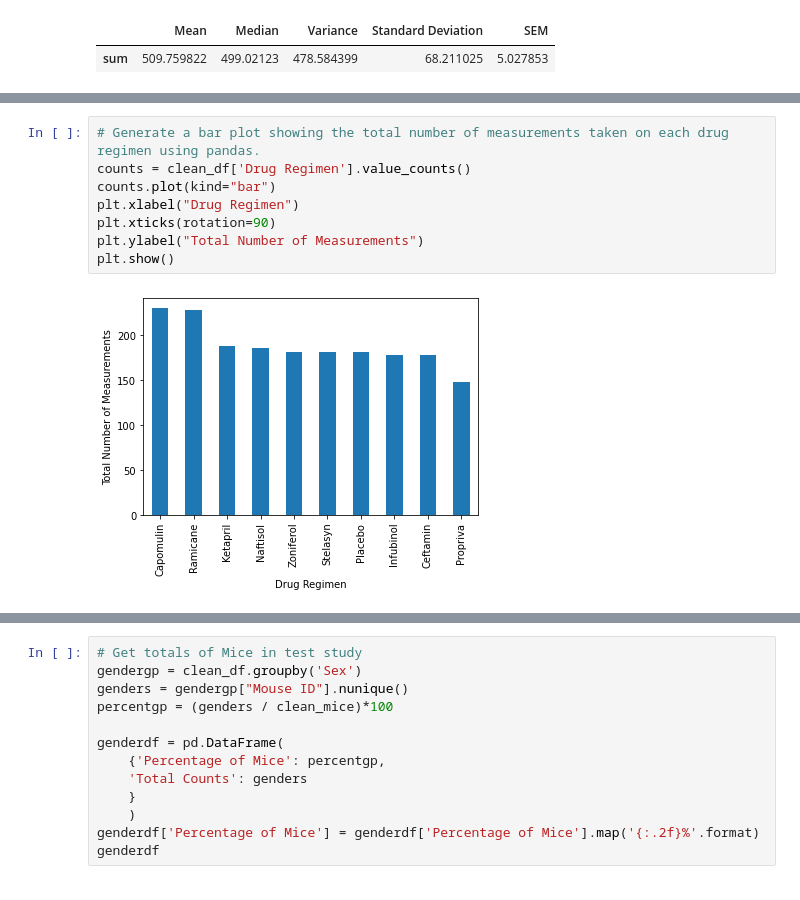
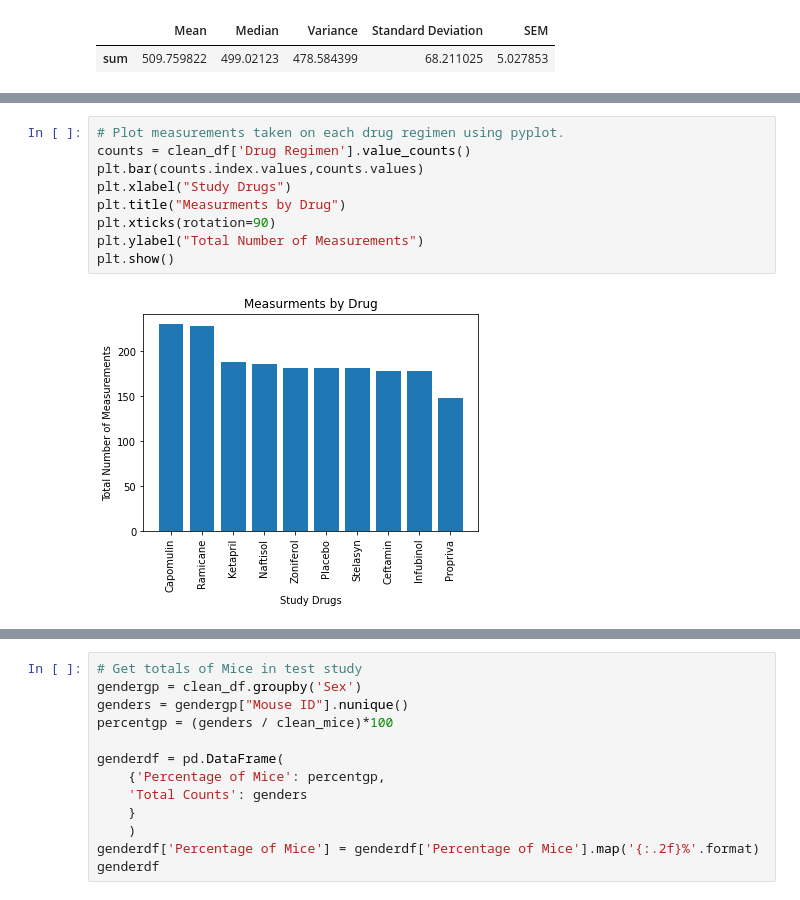
Before and after one commit to MichFig/Matplotlib, a Jupyter notebook: Pymaceuticals/pymaceuticals.ipynb, the cells around one changed output, grey strips where cells are left out. Saved outputs shown, nothing was run; the diff lists cells and outputs as text.

```diff
--- a/Pymaceuticals/pymaceuticals.ipynb
+++ b/Pymaceuticals/pymaceuticals.ipynb
@@ -132,10 +160,11 @@ sum_stat.aggregate(['sum'])
 # %%
-# Generate a bar plot showing the total number of measurements taken on each drug regimen using pandas.
+# Plot measurements taken on each drug regimen using pyplot.
 counts = clean_df['Drug Regimen'].value_counts()
-counts.plot(kind="bar")
-plt.xlabel("Drug Regimen")
+plt.bar(counts.index.values,counts.values)
+plt.xlabel("Study Drugs")
+plt.title("Measurments by Drug")
 plt.xticks(rotation=90)
 plt.ylabel("Total Number of Measurements")
 plt.show()
 # %% [output]
-[figure, old version]
+[figure, new version]
```
Also changed, not shown: parts of 8 cells of this notebook.
